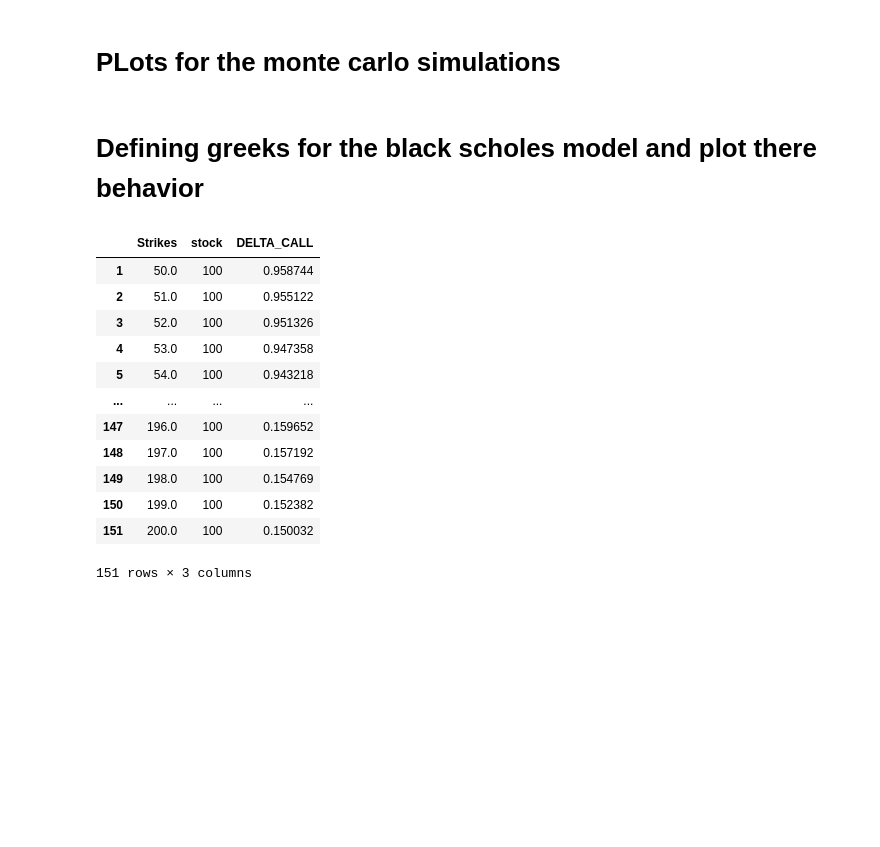
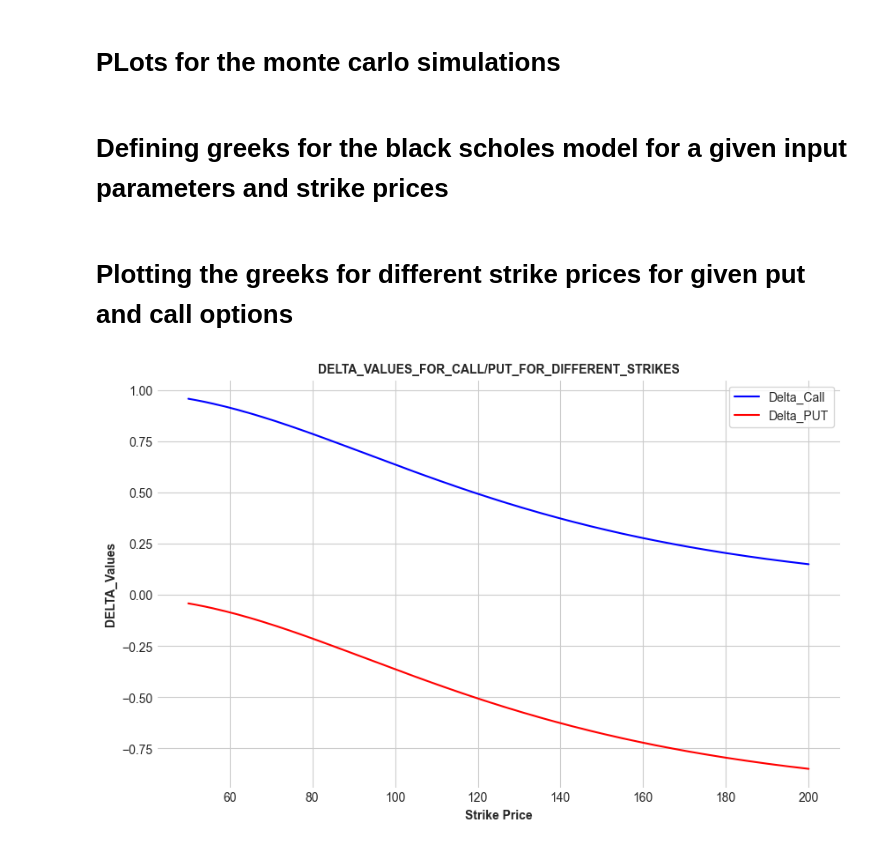
Before and after one commit to Kai-tech-bit/PROJECT_2_BSM_MONTE_CARLO, a Jupyter notebook: code_file.ipynb, the cells around one changed output. Saved outputs shown, nothing was run; the diff lists cells and outputs as text; code cells hidden in the pictures; blank space fills up the shorter version.

```diff
--- a/code_file.ipynb
+++ b/code_file.ipynb
@@ -327,12 +333,12 @@ fig_path = os.path.join(results_dir,'Log_Stock_distribution_with_normal fit.png'
 plt.savefig(fig_path,dpi=300,bbox_inches='tight')
 plt.close()
 # %% [markdown]
-# Defining greeks for the black scholes model and plot there behavior
+# Defining greeks for the black scholes model for a given input parameters and strike prices
 # %%
 import numpy as np
 import pandas as pd
 import scipy.stats as stats
-import matplotlib.pyplot as plt
+
 
 
                         # Defining the the input paramters for each funtion for initialization
@@ -416,18 +422,35 @@ def RHO(Type,stock,strike_price,volatility,risk_free_rate,duration):
 
 
 GREEKS_BSM['DELTA_CALL']=GREEKS_BSM['Strikes'].apply(lambda x: DELTA('call',S_0,x,volatility,r,duration))
-GREEKS_BSM['DELTA_PUT']=GREEKS_BSM['strikes'].apply(lambda x: DELTA('call',S_0,x,volatility,r,duration))
+GREEKS_BSM['DELTA_PUT']=GREEKS_BSM['Strikes'].apply(lambda x: DELTA('Put',S_0,x,volatility,r,duration))
+GREEKS_BSM['GAMMA_CALL']=GREEKS_BSM['Strikes'].apply(lambda x: GAMMA('call',S_0,x,volatility,r,duration))
+GREEKS_BSM['GAMMA_PUT']=GREEKS_BSM['Strikes'].apply(lambda x: GAMMA('put',S_0,x,volatility,r,duration))
+GREEKS_BSM['VEGA_CALL']=GREEKS_BSM['Strikes'].apply(lambda x: VEGA('call',S_0,x,volatility,r,duration))
+GREEKS_BSM['VEGA_PUT']=GREEKS_BSM['Strikes'].apply(lambda x: VEGA('PUT',S_0,x,volatility,r,duration))
+GREEKS_BSM['THETA_CALL']=GREEKS_BSM['Strikes'].apply(lambda x: THETA('call',S_0,x,volatility,r,duration))
+GREEKS_BSM['THETA_PUT']=GREEKS_BSM['Strikes'].apply(lambda x: THETA('PUT',S_0,x,volatility,r,duration))
+GREEKS_BSM['RHO_CALL']=GREEKS_BSM['Strikes'].apply(lambda x: THETA('CALL',S_0,x,volatility,r,duration))
+GREEKS_BSM['RHO_PUT']=GREEKS_BSM['Strikes'].apply(lambda x: THETA('PUT',S_0,x,volatility,r,duration))
+
+fig_path = os.path.join(results_dir,'Delta_Gamma_Vega_Theta_Rho_BSM.csv')
+GREEKS_BSM.to_csv(fig_path)
-# %% [output]
-|  | Strikes | stock | DELTA_CALL |
-| 1 | 50.0 | 100 | 0.958744 |
-| 2 | 51.0 | 100 | 0.955122 |
-| 3 | 52.0 | 100 | 0.951326 |
-| 4 | 53.0 | 100 | 0.947358 |
-| 5 | 54.0 | 100 | 0.943218 |
-| ... | ... | ... | ... |
-| 147 | 196.0 | 100 | 0.159652 |
-| 148 | 197.0 | 100 | 0.157192 |
-| 149 | 198.0 | 100 | 0.154769 |
-| 150 | 199.0 | 100 | 0.152382 |
-| 151 | 200.0 | 100 | 0.150032 |
-151 rows × 3 columns
+# %% [markdown]
+# Plotting the greeks for different strike prices for given put and call options
+# %%
+import matplotlib.pyplot as plt
+import seaborn as sns
+
+sns.set_style('ticks')
+GREEKS_BSM                          # Loading the GREEKS DATA file
+
+                                    # Plotting the Delta for the given call and put prices with respect to the strikes
+plt.figure(figsize=(10, 6))
+plt.plot(GREEKS_BSM['Strikes'], GREEKS_BSM['DELTA_CALL'], label='Delta_Call', color='blue')
+plt.plot(GREEKS_BSM['Strikes'], GREEKS_BSM['DELTA_PUT'], label='Delta_PUT',color='red')
+plt.legend(loc='upper right', frameon=True)
+plt.title('DELTA_VALUES_FOR_CALL/PUT_FOR_DIFFERENT_STRIKES',fontdict={'fontweight':'bold','fontsize':10})
+plt.xlabel('Strike Price',fontdict={'fontweight':'bold','fontsize':10})
+plt.ylabel('DELTA_Values',fontdict={'fontweight':'bold','fontsize':10})
+plt.grid(True)
+# %% [output]
+[figure, added]
```
Also changed, not shown: parts of 1 cell of this notebook, 1 other file.
